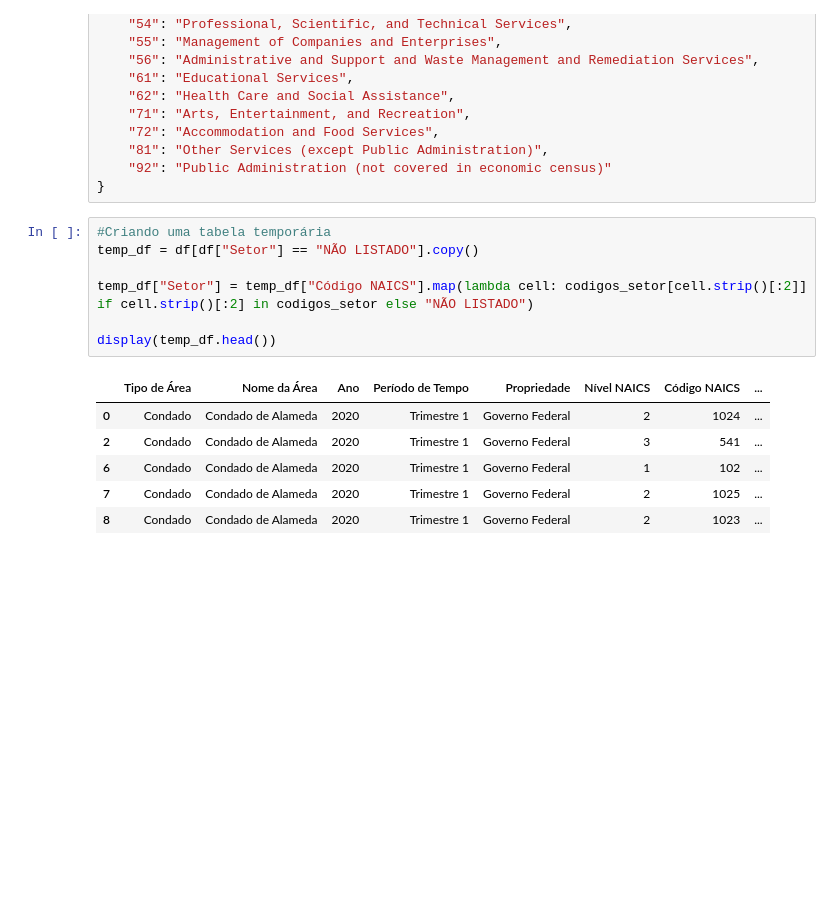
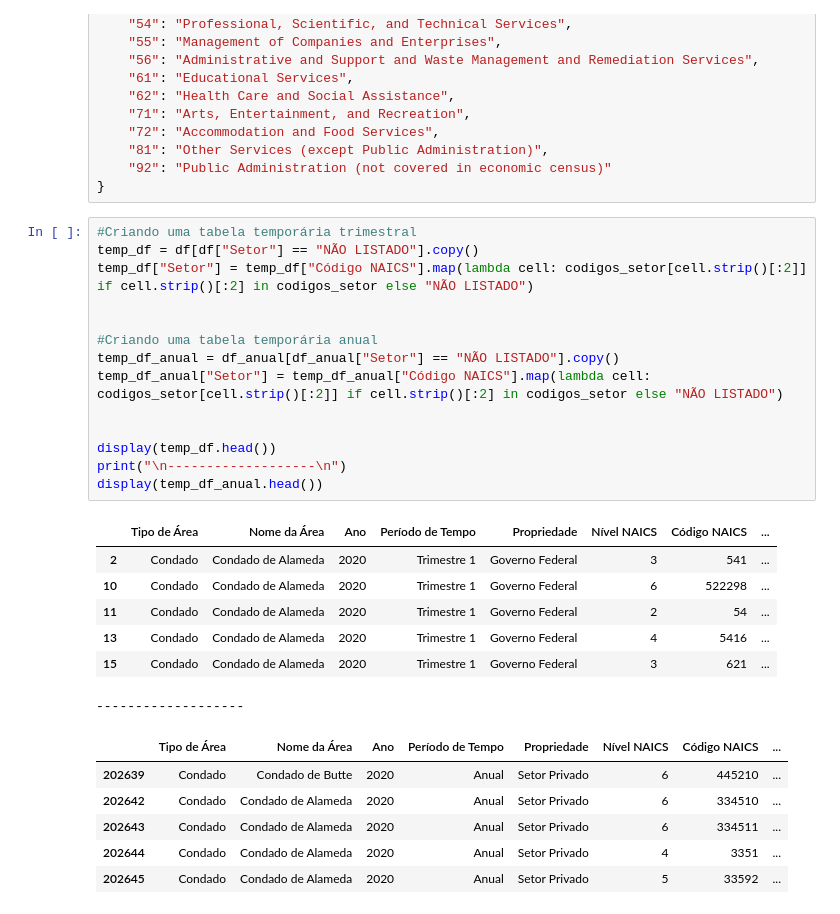
Before and after one commit to JuanVargas2004/Consuelo-Projeto-Final, a Jupyter notebook: tratando_arquivo.ipynb, the cells around one changed output. Drawn from its saved outputs; the diff is of its cells as text; blank space fills up the shorter version.

```diff
--- a/tratando_arquivo.ipynb
+++ b/tratando_arquivo.ipynb
@@ -500,19 +502,33 @@ codigos_setor = {
     "92": "Public Administration (not covered in economic census)"
 }
 # %%
-#Criando uma tabela temporária
+#Criando uma tabela temporária trimestral
 temp_df = df[df["Setor"] == "NÃO LISTADO"].copy()
-
 temp_df["Setor"] = temp_df["Código NAICS"].map(lambda cell: codigos_setor[cell.strip()[:2]] if cell.strip()[:2] in codigos_setor else "NÃO LISTADO")
 
+
+#Criando uma tabela temporária anual
+temp_df_anual = df_anual[df_anual["Setor"] == "NÃO LISTADO"].copy()
+temp_df_anual["Setor"] = temp_df_anual["Código NAICS"].map(lambda cell: codigos_setor[cell.strip()[:2]] if cell.strip()[:2] in codigos_setor else "NÃO LISTADO")
+
+
 display(temp_df.head())
+print("\n-------------------\n")
+display(temp_df_anual.head())
 # %% [output]
 |  | Tipo de Área | Nome da Área | Ano | Período de Tempo | Propriedade | Nível NAICS | Código NAICS | ... |
-| 0 | Condado | Condado de Alameda | 2020 | Trimestre 1 | Governo Federal | 2 | 1024 | ... |
 | 2 | Condado | Condado de Alameda | 2020 | Trimestre 1 | Governo Federal | 3 | 541 | ... |
-| 6 | Condado | Condado de Alameda | 2020 | Trimestre 1 | Governo Federal | 1 | 102 | ... |
-| 7 | Condado | Condado de Alameda | 2020 | Trimestre 1 | Governo Federal | 2 | 1025 | ... |
-| 8 | Condado | Condado de Alameda | 2020 | Trimestre 1 | Governo Federal | 2 | 1023 | ... |
+| 10 | Condado | Condado de Alameda | 2020 | Trimestre 1 | Governo Federal | 6 | 522298 | ... |
+| 11 | Condado | Condado de Alameda | 2020 | Trimestre 1 | Governo Federal | 2 | 54 | ... |
+| 13 | Condado | Condado de Alameda | 2020 | Trimestre 1 | Governo Federal | 4 | 5416 | ... |
+| 15 | Condado | Condado de Alameda | 2020 | Trimestre 1 | Governo Federal | 3 | 621 | ... |
+-------------------
+|  | Tipo de Área | Nome da Área | Ano | Período de Tempo | Propriedade | Nível NAICS | Código NAICS | ... |
+| 202639 | Condado | Condado de Butte | 2020 | Anual | Setor Privado | 6 | 445210 | ... |
+| 202642 | Condado | Condado de Alameda | 2020 | Anual | Setor Privado | 6 | 334510 | ... |
+| 202643 | Condado | Condado de Alameda | 2020 | Anual | Setor Privado | 6 | 334511 | ... |
+| 202644 | Condado | Condado de Alameda | 2020 | Anual | Setor Privado | 4 | 3351 | ... |
+| 202645 | Condado | Condado de Alameda | 2020 | Anual | Setor Privado | 5 | 33592 | ... |
 # %%
 df[df["Setor"] == "NÃO LISTADO"] = temp_df
 
```
Also changed, not shown: parts of 3 cells of this notebook, 2 other files.
